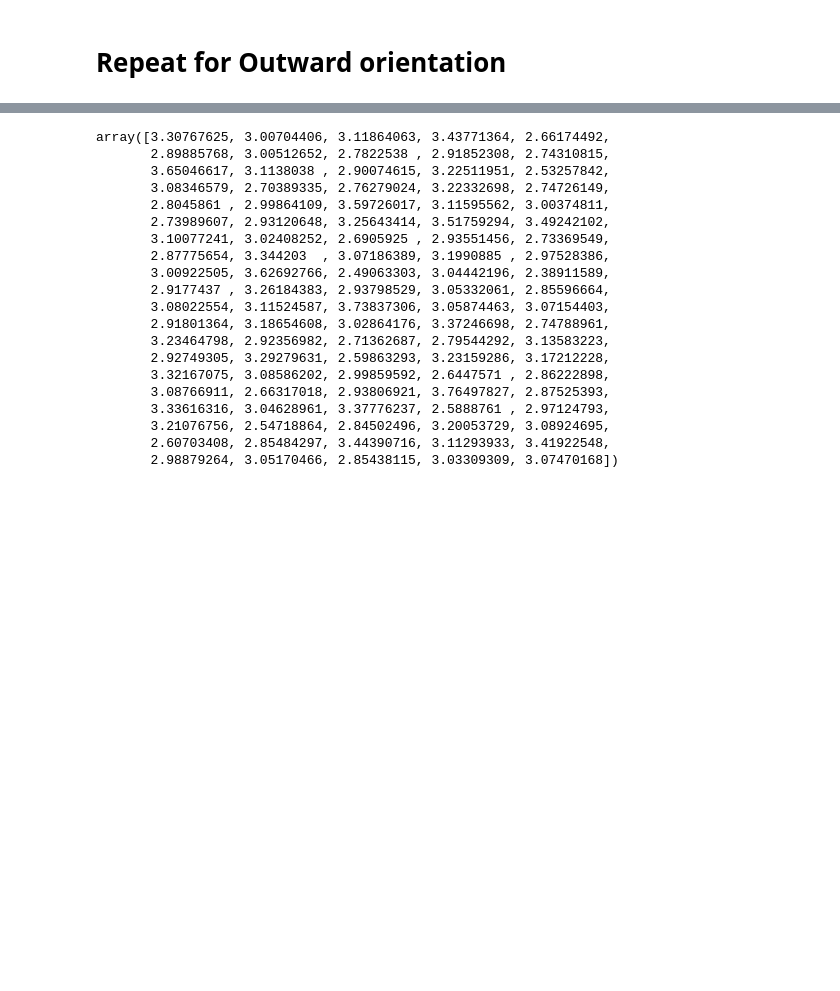
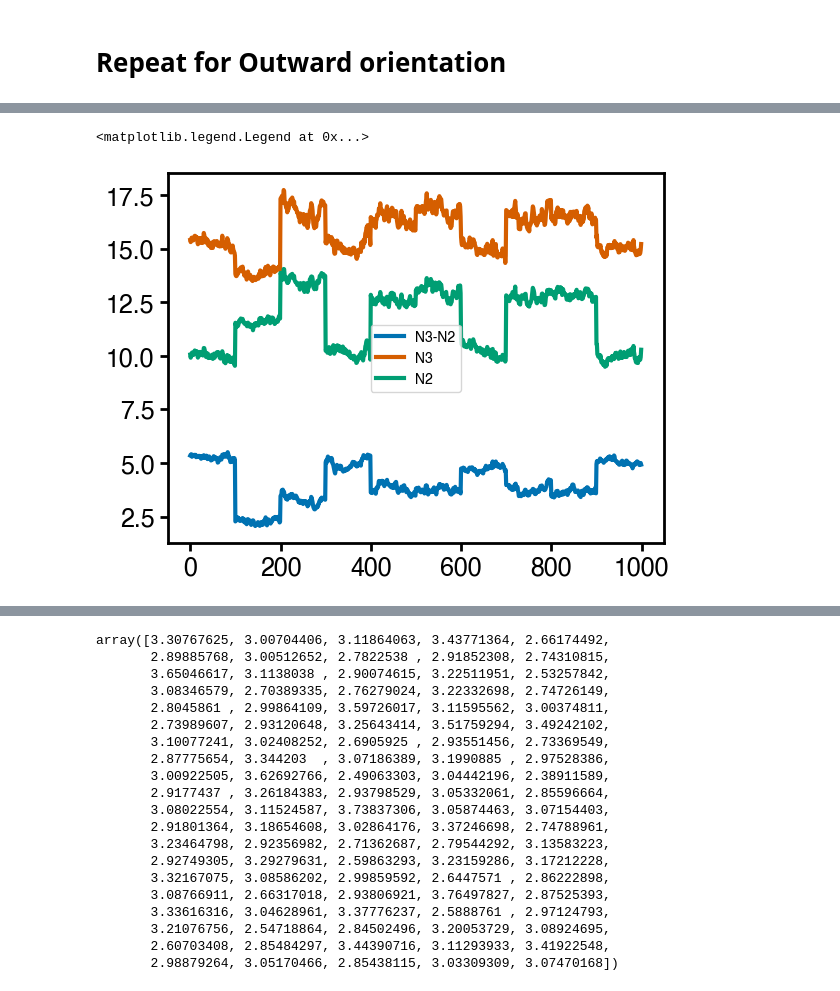
Before and after one commit to arianabrenner/clerkin_thesis_analysis, a Jupyter notebook: schlick_structs_to_microc.ipynb, the cells around one changed output, grey strips where cells are left out. Drawn from its saved outputs; the diff is of its cells as text; code cells hidden in the pictures; blank space fills up the shorter version.

```diff
--- a/schlick_structs_to_microc.ipynb
+++ b/schlick_structs_to_microc.ipynb
@@ -865,0 +987,9 @@ plt.show()
+# %%
+diffs26 = n3_means_26-n2_means_26
+plt.plot(diffs26, label = 'N3-N2')
+plt.plot(n3_means_26, label = 'N3')
+plt.plot(n2_means_26, label = 'N2')
+plt.legend()
+# %% [output]
+<matplotlib.legend.Legend at 0x...>
+[figure, added]
```
Also changed, not shown: parts of 20 cells of this notebook.
